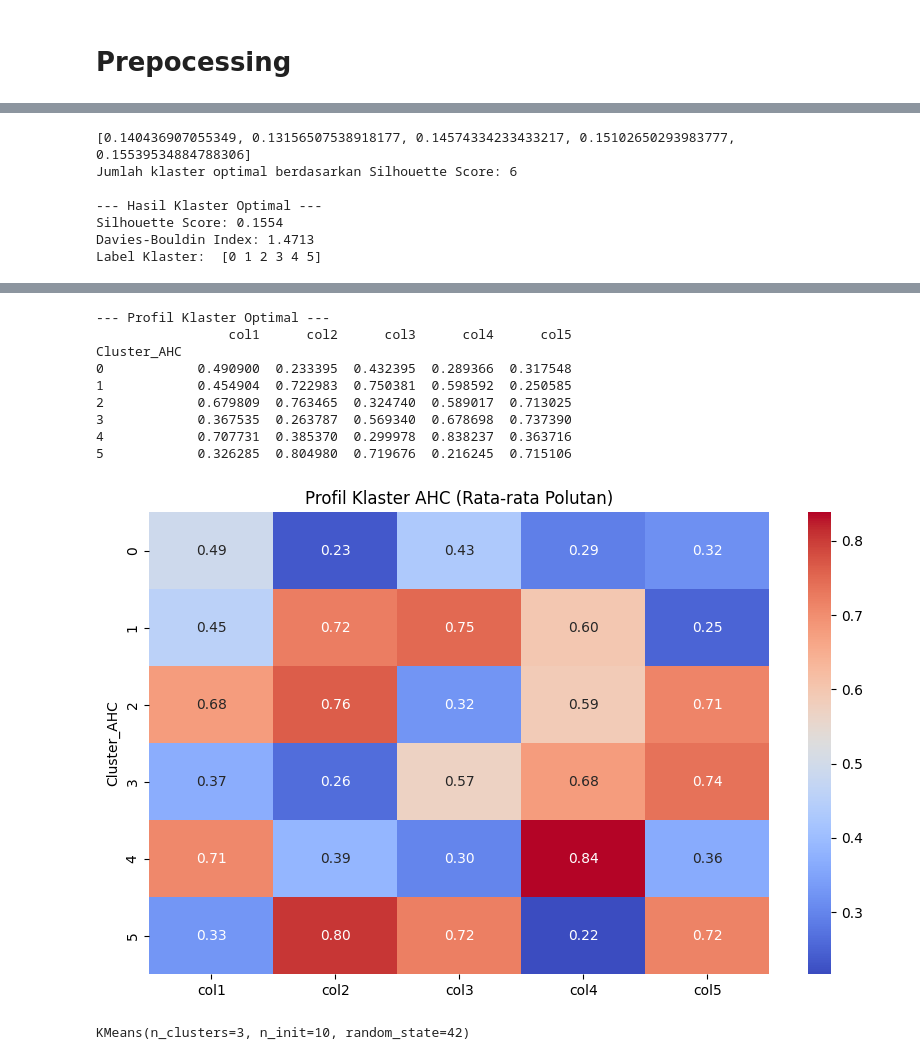
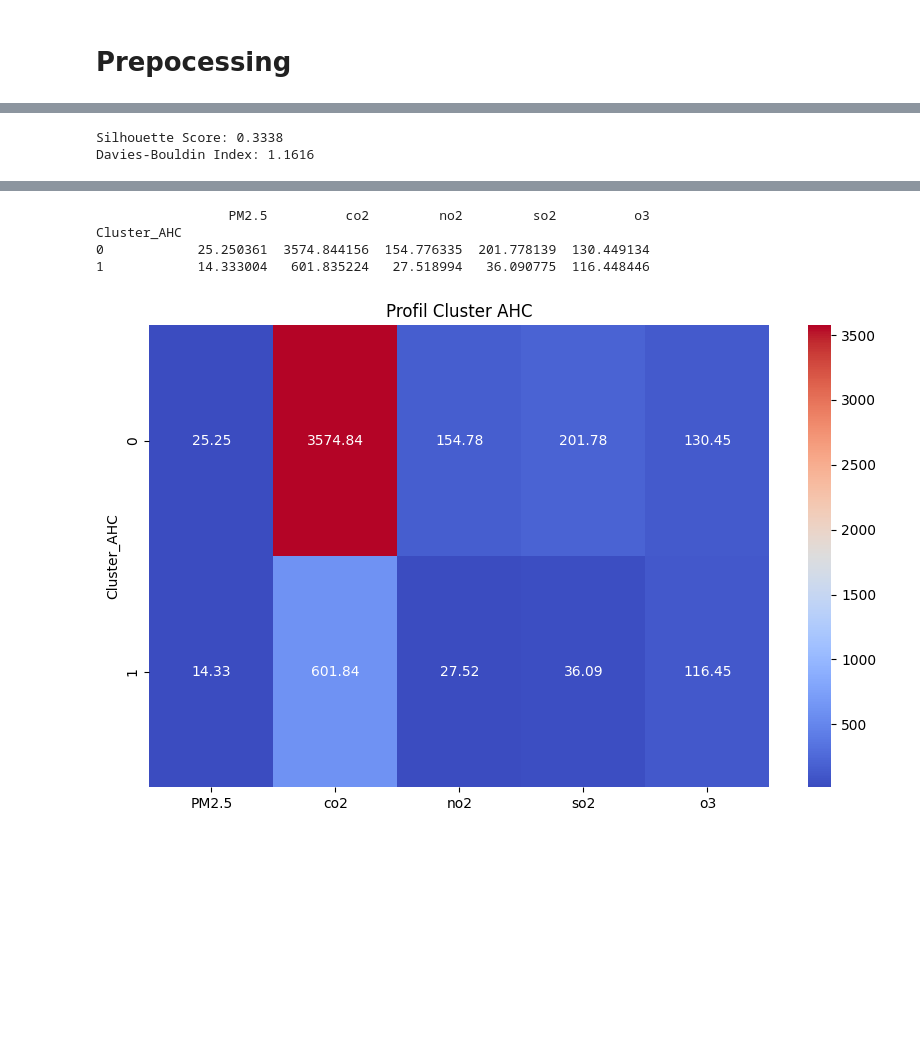
Before and after one commit to muhammadzuama/AirQualityCluster, a Jupyter notebook: dataset2/agromerate.ipynb, the cells around one changed output, grey strips where cells are left out. Cells and saved outputs as stored; diff of their text form; code cells hidden in the pictures; blank space fills up the shorter version.

```diff
--- a/dataset2/agromerate.ipynb
+++ b/dataset2/agromerate.ipynb
@@ -158,51 +206,39 @@ X_test_scaled = scaler.transform(X_test)         # HANYA TRANSFORM, TIDAK FIT
-# %%
-from sklearn.cluster import KMeans
-from sklearn.metrics import silhouette_score
-import matplotlib.pyplot as plt
-from tqdm import tqdm
-import numpy as np
-from sklearn.decomposition import PCA
 # %%
 from sklearn.cluster import AgglomerativeClustering
 from sklearn.metrics import silhouette_score, davies_bouldin_score
+import matplotlib.pyplot as plt
+from sklearn.decomposition import PCA
 
-# === 1. Definisikan model Agglomerative Hierarchical Clustering ===
-# n_clusters bisa di-tuning (misalnya 2–6)
-ahc = AgglomerativeClustering(n_clusters=3, linkage='ward')
-ahc_labels = ahc.fit_predict(X_train_scaled)
+# Fit dengan jumlah cluster optimal
+ahc_optimal = AgglomerativeClustering(n_clusters=optimal_clusters, linkage="ward")
+ahc_labels = ahc_optimal.fit_predict(X_train_scaled)
 
-# === 2. Evaluasi Clustering ===
-silhouette_avg_ahc = silhouette_score(X_train_scaled, ahc_labels)
-db_index_ahc = davies_bouldin_score(X_train_scaled, ahc_labels)
+# Evaluasi
+sil_score = silhouette_score(X_train_scaled, ahc_labels)
+dbi_score = davies_bouldin_score(X_train_scaled, ahc_labels)
+print(f"Silhouette Score: {sil_score:.4f}")
+print(f"Davies-Bouldin Index: {dbi_score:.4f}")
 
-print("Agglomerative Clustering Results")
-print(f"Silhouette Score: {silhouette_avg_ahc:.4f}")
-print(f"Davies-Bouldin Index: {db_index_ahc:.4f}")
-print("Cluster labels:", np.unique(ahc_labels))
-
-# === 3. Visualisasi PCA 2D ===
+# %%
+# Visualisasi PCA
 pca = PCA(n_components=2)
-X_pca_ahc = pca.fit_transform(X_train_scaled)
+X_pca = pca.fit_transform(X_train_scaled)
 
 plt.figure(figsize=(8,6))
-sns.scatterplot(x=X_pca_ahc[:,0], y=X_pca_ahc[:,1], hue=ahc_labels, palette="Set2", s=15)
-plt.title("Agglomerative Hierarchical Clustering (PCA 2D)")
+sns.scatterplot(x=X_pca[:,0], y=X_pca[:,1], hue=ahc_labels, palette="Set2", s=20)
+plt.title(f"Agglomerative Clustering (k={optimal_clusters})")
 plt.show()
 
-# === 4. Profil Cluster ===
+# %%
+# Profil cluster
 X_train["Cluster_AHC"] = ahc_labels
-cluster_profile_ahc = X_train.groupby("Cluster_AHC").mean()
-print("\nProfil Cluster AHC:")
-print(cluster_profile_ahc)
+cluster_profile = X_train.groupby("Cluster_AHC").mean()
+print(cluster_profile)
 
-sns.heatmap(cluster_profile_ahc, annot=True, cmap="coolwarm", fmt=".2f")
-plt.title("Profil Cluster AHC (Rata-rata Polutan)")
+plt.figure(figsize=(10,6))
+sns.heatmap(cluster_profile, annot=True, cmap="coolwarm", fmt=".2f")
+plt.title("Profil Cluster AHC")
 plt.show()
 # %% [output]
-[0.140436907055349, 0.13156507538918177, 0.14574334233433217, 0.15102650293983777, 0.15539534884788306]
-Jumlah klaster optimal berdasarkan Silhouette Score: 6
-
---- Hasil Klaster Optimal ---
-Silhouette Score: 0.1554
-Davies-Bouldin Index: 1.4713
-Label Klaster:  [0 1 2 3 4 5]
+Silhouette Score: 0.3338
+Davies-Bouldin Index: 1.1616
@@ -210,16 +246,5 @@ Label Klaster:  [0 1 2 3 4 5]
---- Profil Klaster Optimal ---
-                 col1      col2      col3      col4      col5
+                 PM2.5          co2         no2         so2          o3
 Cluster_AHC
-0            0.490900  0.233395  0.432395  0.289366  0.317548
-1            0.454904  0.722983  0.750381  0.598592  0.250585
-2            0.679809  0.763465  0.324740  0.589017  0.713025
-3            0.367535  0.263787  0.569340  0.678698  0.737390
-4            0.707731  0.385370  0.299978  0.838237  0.363716
-5            0.326285  0.804980  0.719676  0.216245  0.715106
+0            25.250361  3574.844156  154.776335  201.778139  130.449134
+1            14.333004   601.835224   27.518994   36.090775  116.448446
-[figure, old version]
+[figure, new version]
-# %%
-# === 5. Pilih jumlah cluster, misal k=3 ===
-kmeans = KMeans(n_clusters=3, random_state=42, n_init=10)
-kmeans.fit(X_train_scaled) # HANYA FIT PADA TRAIN
-# %% [output]
-KMeans(n_clusters=3, n_init=10, random_state=42)
```
Also changed, not shown: parts of 16 cells of this notebook, 4 other files.
